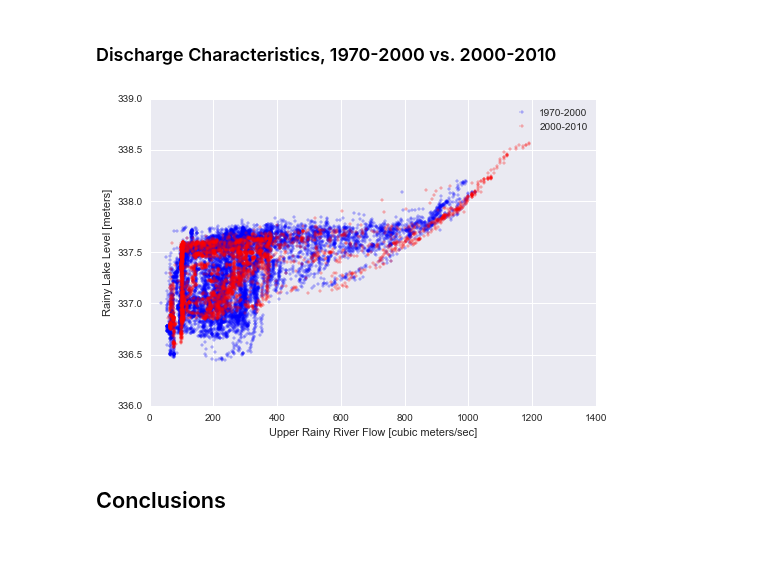
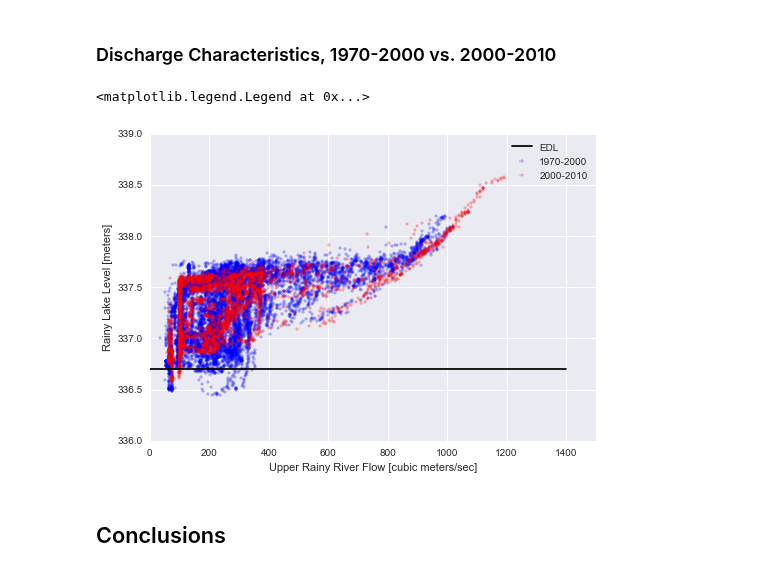
Before and after one commit to kmcgarry7/Rainy-Lake-Hydrology, a Jupyter notebook: Changes_in_Rainy_River_Flows_1970-2010.ipynb, the cells around one changed output. Drawn from its saved outputs; the diff is of its cells as text; code cells hidden in the pictures.

```diff
--- a/Changes_in_Rainy_River_Flows_1970-2010.ipynb
+++ b/Changes_in_Rainy_River_Flows_1970-2010.ipynb
@@ -175,22 +208,30 @@ plt.title('Historical vs. Model Discharge for Rainy Lake');
 # %% [markdown]
 ### Discharge Characteristics, 1970-2000 vs. 2000-2010
 # %%
+# Get historical flowrates and levels on RR and RL
+RR = pd.read_pickle('RR.pkl')['1970':]
+RL = pd.read_pickle('RL.pkl')['1970':]
+
 Q = pd.concat([RR,RL],axis=1)
 Q.columns = ['RR','RL']
-C = Q['1970':'2000']
+
+A = Q['1970':'2000']
 plt.hold(True)
-plt.scatter(C['RR'],C['RL'],marker='+',color='b')
-C = Q['2000':]
-plt.scatter(C['RR'],C['RL'],marker='+',color='r')
+plt.scatter(A['RR'],A['RL'],marker='+',color='b')
+B = Q['2000':]
+plt.scatter(B['RR'],B['RL'],marker='+',color='r')
+
+ax = plt.axis()
+plt.plot([ax[0],ax[1]],[336.70,336.70],'k')
+plt.hold(False)
 
 plt.xlabel('Upper Rainy River Flow [cubic meters/sec]')
 plt.ylabel('Rainy Lake Level [meters]')
 ax = plt.axis()
 plt.axis([0,ax[1],ax[2],ax[3]])
-plt.legend(['1970-2000','2000-2010'])
-
-plt.hold(False)
+plt.legend(['EDL','1970-2000','2000-2010'])
 # %% [output]
+<matplotlib.legend.Legend at 0x...>
-[figure, old version]
+[figure, new version]
 # %% [markdown]
 ## Conclusions
```
Also changed, not shown: parts of 7 cells of this notebook.
